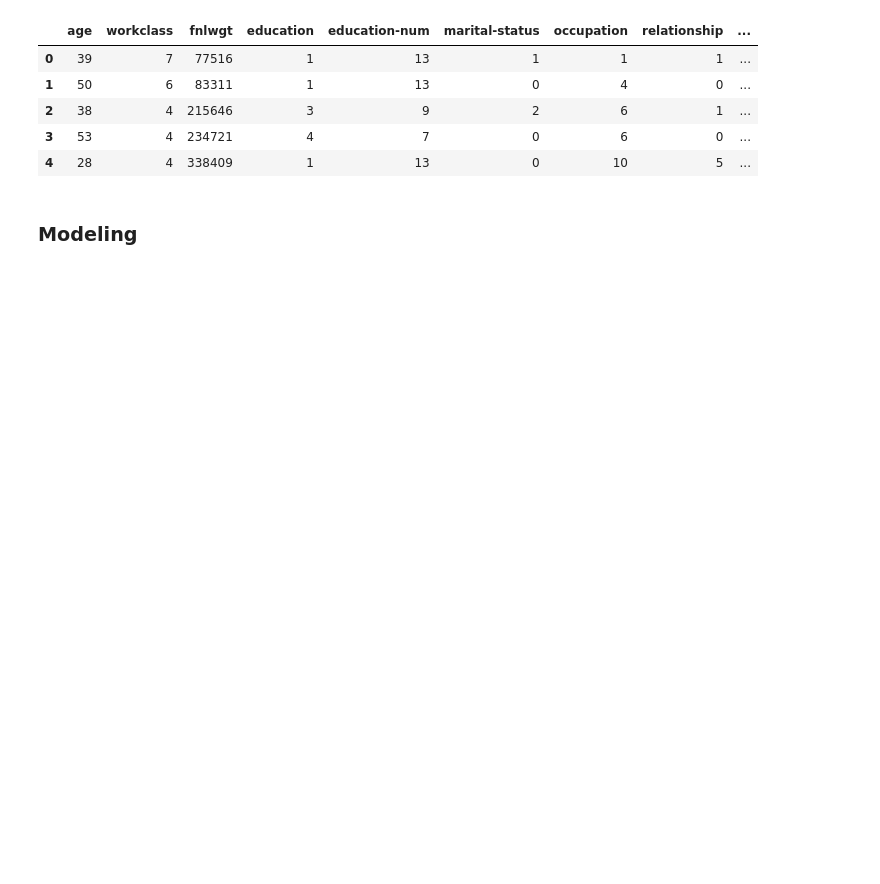
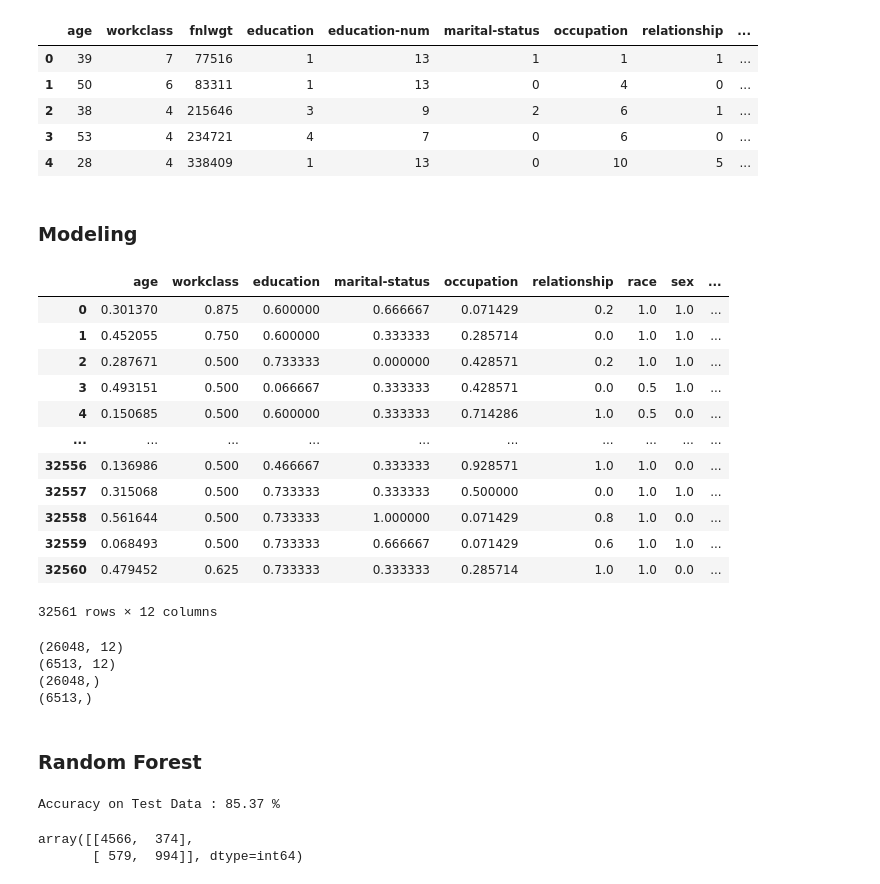
Before and after one commit to onemarcos/Data-Science-Projects, a Jupyter notebook: Salary Prediction/Salary-Prediction.ipynb, the cells around one changed output. Saved outputs shown, nothing was run; the diff lists cells and outputs as text; code cells hidden in the pictures; blank space fills up the shorter version.

```diff
--- a/Salary Prediction/Salary-Prediction.ipynb
+++ b/Salary Prediction/Salary-Prediction.ipynb
@@ -539,3 +539,24 @@ df.head()
 | 4 | 28 | 4 | 338409 | 1 | 13 | 0 | 10 | 5 | ... |
 # %% [markdown]
 ### Modeling
+# %%
+x = df.drop(['fnlwgt' , 'salary' , 'education-num'] , axis=1)
+y = df['salary']
+# %%
+std  = MinMaxScaler()
+x = pd.DataFrame(std.fit_transform(x) , columns=x.columns)
+x
+# %% [output]
+|  | age | workclass | education | marital-status | occupation | relationship | race | sex | ... |
+| 0 | 0.301370 | 0.875 | 0.600000 | 0.666667 | 0.071429 | 0.2 | 1.0 | 1.0 | ... |
+| 1 | 0.452055 | 0.750 | 0.600000 | 0.333333 | 0.285714 | 0.0 | 1.0 | 1.0 | ... |
+| 2 | 0.287671 | 0.500 | 0.733333 | 0.000000 | 0.428571 | 0.2 | 1.0 | 1.0 | ... |
+| 3 | 0.493151 | 0.500 | 0.066667 | 0.333333 | 0.428571 | 0.0 | 0.5 | 1.0 | ... |
+| 4 | 0.150685 | 0.500 | 0.600000 | 0.333333 | 0.714286 | 1.0 | 0.5 | 0.0 | ... |
+| ... | ... | ... | ... | ... | ... | ... | ... | ... | ... |
+| 32556 | 0.136986 | 0.500 | 0.466667 | 0.333333 | 0.928571 | 1.0 | 1.0 | 0.0 | ... |
+| 32557 | 0.315068 | 0.500 | 0.733333 | 0.333333 | 0.500000 | 0.0 | 1.0 | 1.0 | ... |
+| 32558 | 0.561644 | 0.500 | 0.733333 | 1.000000 | 0.071429 | 0.8 | 1.0 | 0.0 | ... |
+| 32559 | 0.068493 | 0.500 | 0.733333 | 0.666667 | 0.071429 | 0.6 | 1.0 | 1.0 | ... |
+| 32560 | 0.479452 | 0.625 | 0.733333 | 0.333333 | 0.285714 | 1.0 | 1.0 | 0.0 | ... |
+32561 rows × 12 columns
@@ -541,0 +565,26 @@ df.head()
+# %%
+print(x_train.shape)
+print(x_test.shape)
+print(y_train.shape)
+print(y_test.shape)
+# %% [output]
+(26048, 12)
+(6513, 12)
+(26048,)
+(6513,)
+# %% [markdown]
+### Random Forest
+# %%
+rfc = RandomForestClassifier()
+
+model = rfc.fit(x_train , y_train)
+pred = model.predict(x_test)
+
+print("Accuracy on Test Data : {:,.2f}".format(rfc.score(x_test , y_test) *100 ) , '%')
+# %% [output]
+Accuracy on Test Data : 85.37 %
+# %%
+confusion_matrix(y_test , pred)
+# %% [output]
+array([[4566,  374],
+       [ 579,  994]], dtype=int64)
```
Also changed, not shown: parts of 7 cells of this notebook.
